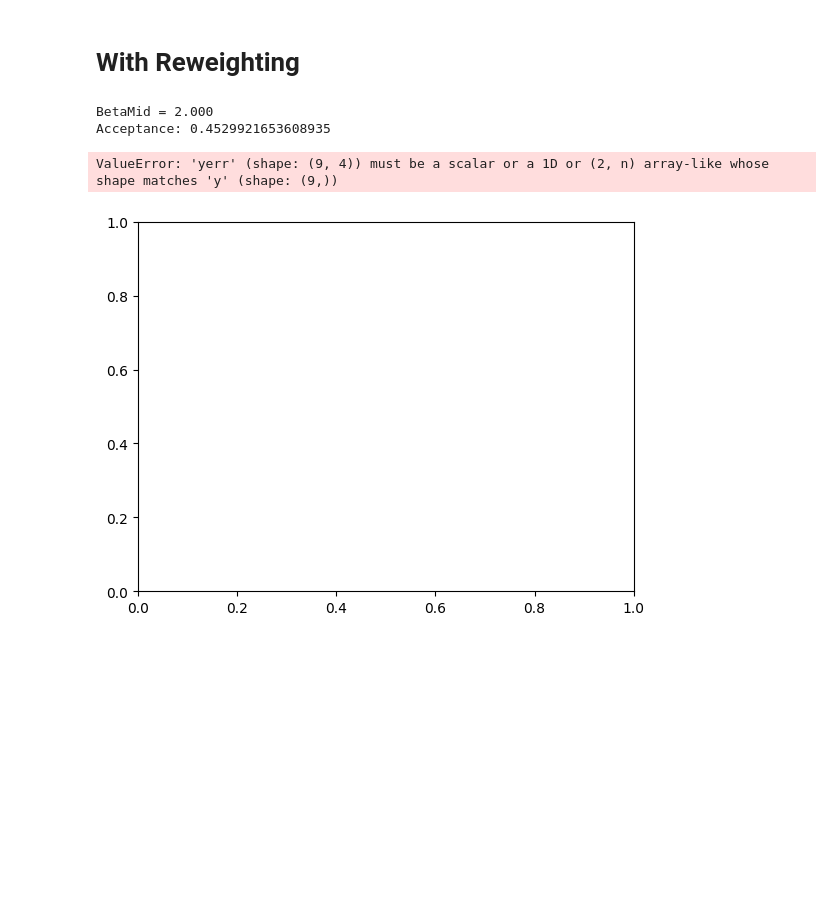
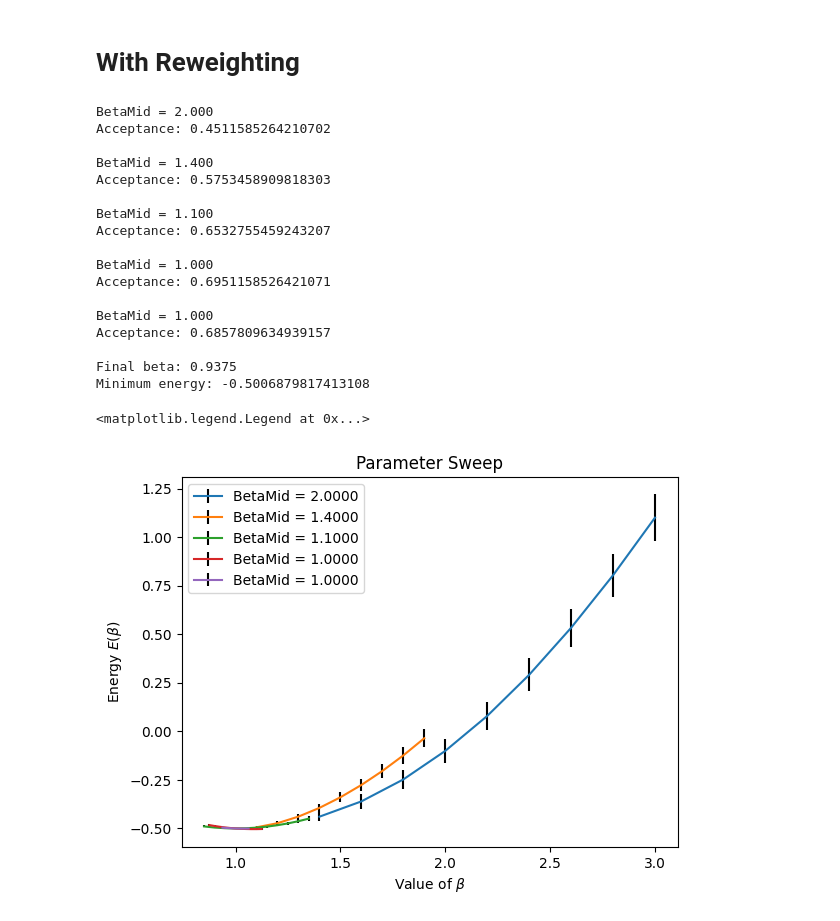
Before and after one commit to guilhermebaos/QUARMEN-Lessons, a Jupyter notebook: Computational-Solid-State/00-Exam-QMC/h.ipynb, the cells around one changed output. Drawn from its saved outputs; the diff is of its cells as text; code cells hidden in the pictures; blank space fills up the shorter version.

```diff
--- a/Computational-Solid-State/00-Exam-QMC/h.ipynb
+++ b/Computational-Solid-State/00-Exam-QMC/h.ipynb
@@ -210,7 +210,7 @@ for _ in range(betaSteps):
     Rs = samplePos(sampleM, betaMid, delta=delta)
     Rs = Rs[discard:]
     El = -0.5*betaMid*(betaMid - 2/Rs) - 1.0 / Rs
-    Neff = sampleNeff(El)
+    ave, var, timecorr, Neff = sampleNeff(El)
     for beta in bbRange:
         # Calculate weights
         ww = np.exp(-2 * (beta - betaMid) * Rs)
@@ -220,33 +220,48 @@ for _ in range(betaSteps):
         if m < 0.5:
             continue
 
         bb += [beta]
 
         El = -0.5*beta*(beta - 2/Rs) - 1.0 / Rs
         Estd += [np.std(El) / np.sqrt(Neff)]
         Ebeta += [(np.sum(El * ww)) / (np.sum(ww))]
 
     # Plot results
     plt.errorbar(bb, Ebeta, yerr=Estd, ecolor="black", label=f"BetaMid = {betaMid:.4f}")
 
     # Target function
     target = [Ebeta[i] + stdW * Estd[i] for i in range(len(bb))]
 
     betaMini = bb[target.index(min(target))]
     betaMid = betaMini
     betaRange *= betaMult
     print("")
 
 
 print(f"Final beta: {betaMini}")
 print(f"Minimum energy: {min(Ebeta)}")
 
 plt.xlabel("Value of $\\beta$")
 plt.ylabel("Energy $E(\\beta)$")
 plt.title("Parameter Sweep")
 plt.legend()
 # %% [output]
 BetaMid = 2.000
-Acceptance: 0.4529921653608935
+Acceptance: 0.4511585264210702
+
+BetaMid = 1.400
+Acceptance: 0.5753458909818303
+
+BetaMid = 1.100
+Acceptance: 0.6532755459243207
+
+BetaMid = 1.000
+Acceptance: 0.6951158526421071
+
+BetaMid = 1.000
+Acceptance: 0.6857809634939157
+
+Final beta: 0.9375
+Minimum energy: -0.5006879817413108
-ValueError: 'yerr' (shape: (9, 4)) must be a scalar or a 1D or (2, n) array-like whose shape matches 'y' (shape: (9,))
+<matplotlib.legend.Legend at 0x...>
-[figure, old version]
+[figure, new version]
```
Also changed, not shown: parts of 1 cell of this notebook, 37 other files.
